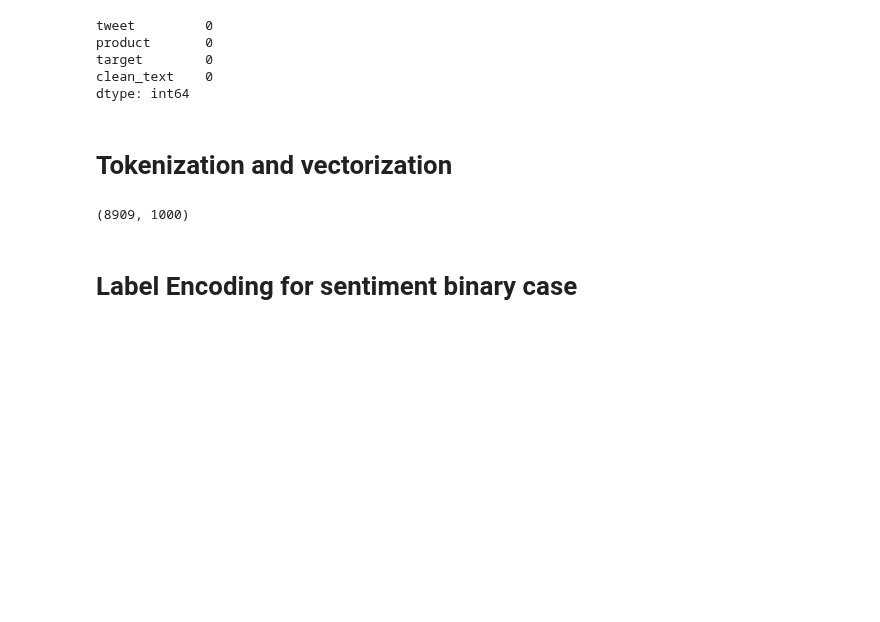
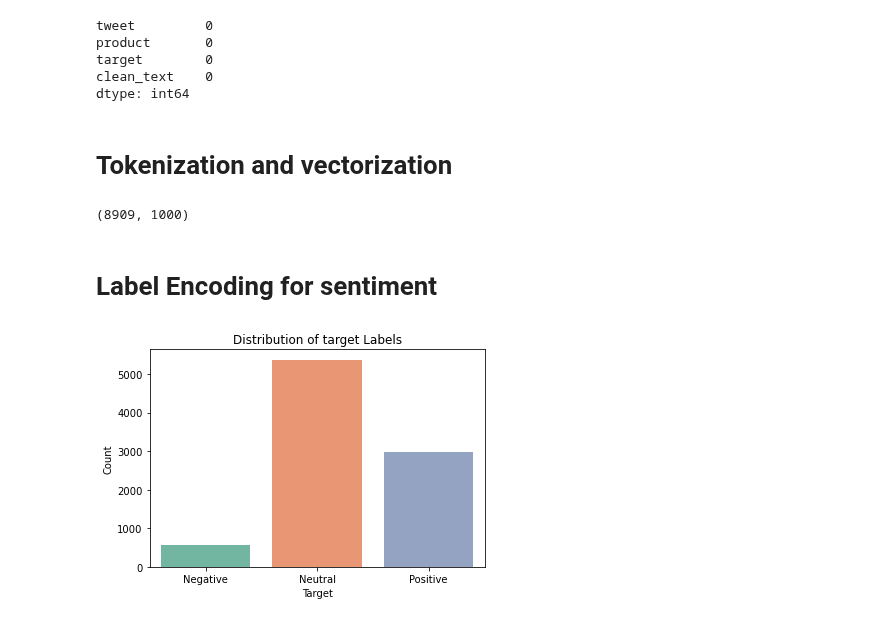
Before and after one commit to George-Chira/twitter-sentiment-analysis, a Jupyter notebook: notebooks/Catherine.ipynb, the cells around one changed output. Cells and saved outputs as stored; diff of their text form; code cells hidden in the pictures; blank space fills up the shorter version.

```diff
--- a/notebooks/Catherine.ipynb
+++ b/notebooks/Catherine.ipynb
@@ -317,7 +317,7 @@ print(X.shape)  # Check the shape of the feature matrix
 # %% [output]
 (8909, 1000)
 # %% [markdown]
-# Label Encoding for sentiment binary case
+# Label Encoding for sentiment
 # %%
 from sklearn.preprocessing import LabelEncoder
 
@@ -327,6 +327,12 @@ df_cleaned['target_label'] = label_encoder.fit_transform(df_cleaned['target'])
-# %%
-# simplify sentiment labels to positive and negative
-df_cleaned = df_cleaned.copy()
-df_cleaned['sentiment'] = df_cleaned['is_there_an_emotion_directed_at_a_brand_or_product'].apply(
-    lambda x: 'Positive' if 'Positive' in x else 'Negative'
-)
+# %%
+import matplotlib.pyplot as plt
+
+# Visualize the distribution of sentiment labels
+sns.countplot(x='target_label', data=df_cleaned, palette='Set2')
+plt.title('Distribution of target Labels')
+plt.xlabel('Target')
+plt.ylabel('Count')
+plt.xticks(ticks=[0, 1, 2], labels=label_encoder.classes_)
+plt.show()
+# %% [output]
+[figure, added]
```
Also changed, not shown: parts of 30 cells of this notebook.
